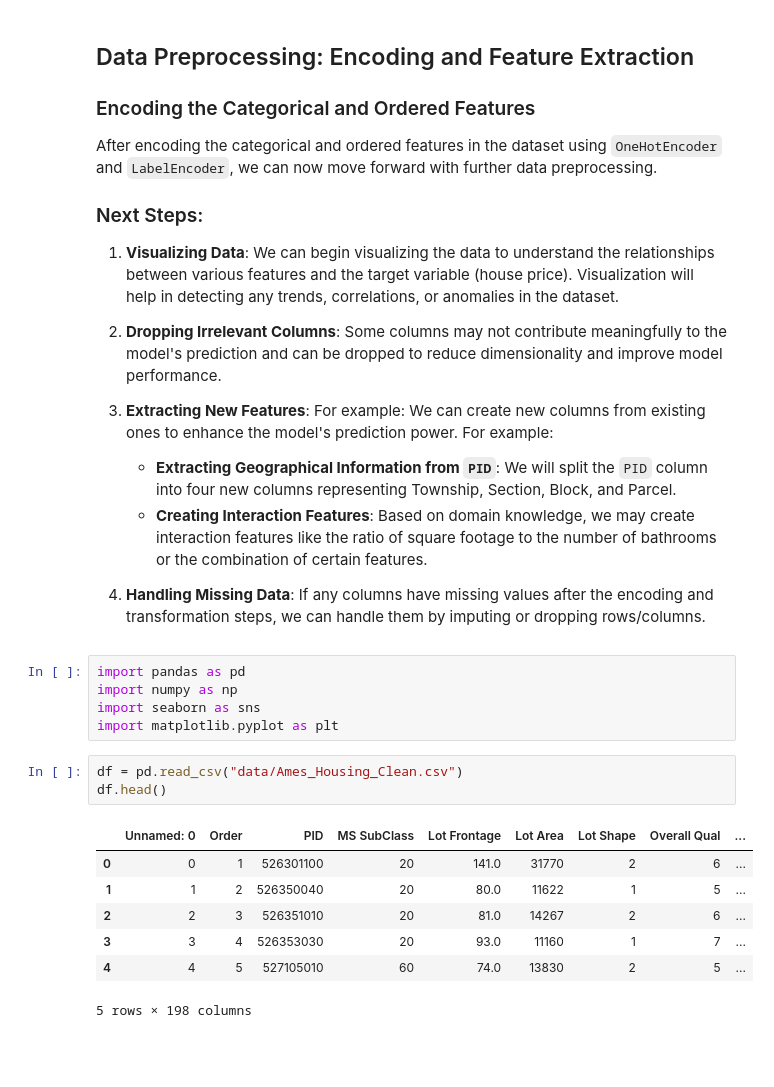
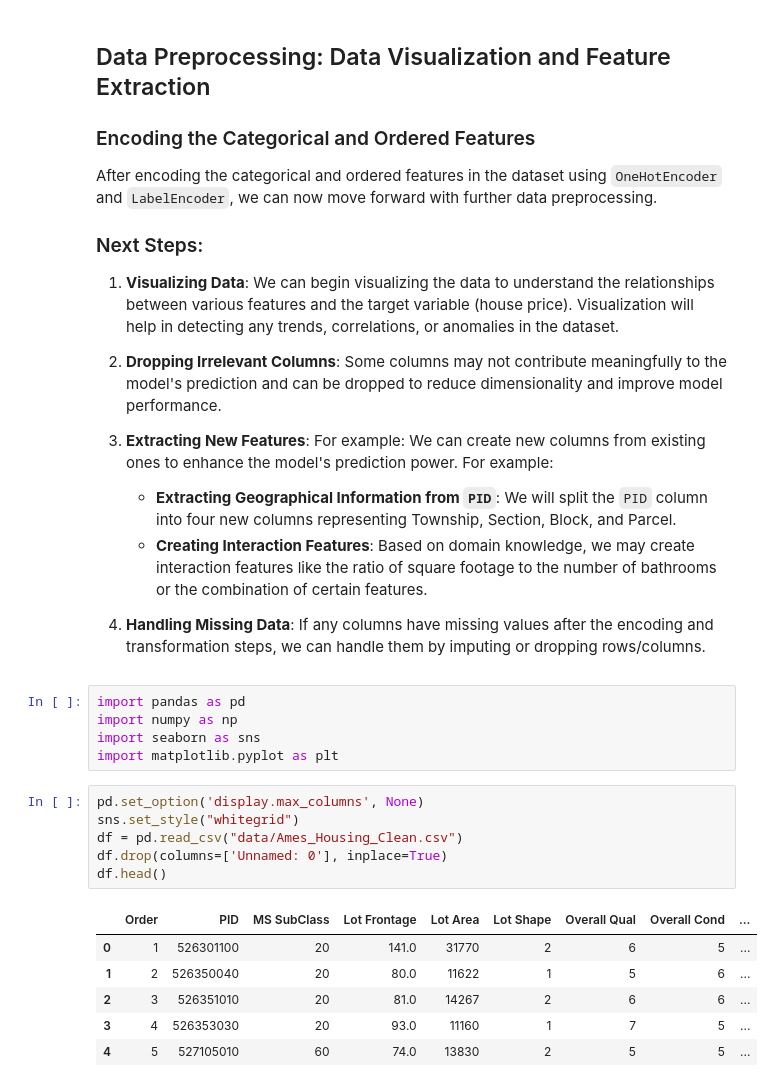
Before and after one commit to Sandeep20013/AI-Learning-Tracking, a Jupyter notebook: Projects/Ames Housing Prediction/Ames Housing Price Prediction - Visualization and Feature Engineering.ipynb, the cells around one changed output. Cells and saved outputs as stored; diff of their text form; blank space fills up the shorter version.

Commit message:
started data visualization

```diff
--- a/Projects/Ames Housing Prediction/Ames Housing Price Prediction - Visualization and Feature Engineering.ipynb
+++ b/Projects/Ames Housing Prediction/Ames Housing Price Prediction - Visualization and Feature Engineering.ipynb
@@ -1,5 +1,5 @@
 # %% [markdown]
-## Data Preprocessing: Encoding and Feature Extraction
+## Data Preprocessing: Data Visualization and Feature Extraction
 
 ### Encoding the Categorical and Ordered Features
 After encoding the categorical and ordered features in the dataset using `OneHotEncoder` and `LabelEncoder`, we can now move forward with further data preprocessing.
@@ -25,13 +25,15 @@ import numpy as np
 import seaborn as sns
 import matplotlib.pyplot as plt
 # %%
+pd.set_option('display.max_columns', None)
+sns.set_style("whitegrid")
 df = pd.read_csv("data/Ames_Housing_Clean.csv")
+df.drop(columns=['Unnamed: 0'], inplace=True)
 df.head()
 # %% [output]
-|  | Unnamed: 0 | Order | PID | MS SubClass | Lot Frontage | Lot Area | Lot Shape | Overall Qual | ... |
-| 0 | 0 | 1 | 526301100 | 20 | 141.0 | 31770 | 2 | 6 | ... |
-| 1 | 1 | 2 | 526350040 | 20 | 80.0 | 11622 | 1 | 5 | ... |
-| 2 | 2 | 3 | 526351010 | 20 | 81.0 | 14267 | 2 | 6 | ... |
-| 3 | 3 | 4 | 526353030 | 20 | 93.0 | 11160 | 1 | 7 | ... |
-| 4 | 4 | 5 | 527105010 | 60 | 74.0 | 13830 | 2 | 5 | ... |
+|  | Order | PID | MS SubClass | Lot Frontage | Lot Area | Lot Shape | Overall Qual | Overall Cond | ... |
+| 0 | 1 | 526301100 | 20 | 141.0 | 31770 | 2 | 6 | 5 | ... |
+| 1 | 2 | 526350040 | 20 | 80.0 | 11622 | 1 | 5 | 6 | ... |
+| 2 | 3 | 526351010 | 20 | 81.0 | 14267 | 2 | 6 | 6 | ... |
+| 3 | 4 | 526353030 | 20 | 93.0 | 11160 | 1 | 7 | 5 | ... |
+| 4 | 5 | 527105010 | 60 | 74.0 | 13830 | 2 | 5 | 5 | ... |
-5 rows × 198 columns
```
Also changed, not shown: parts of 24 cells of this notebook.
